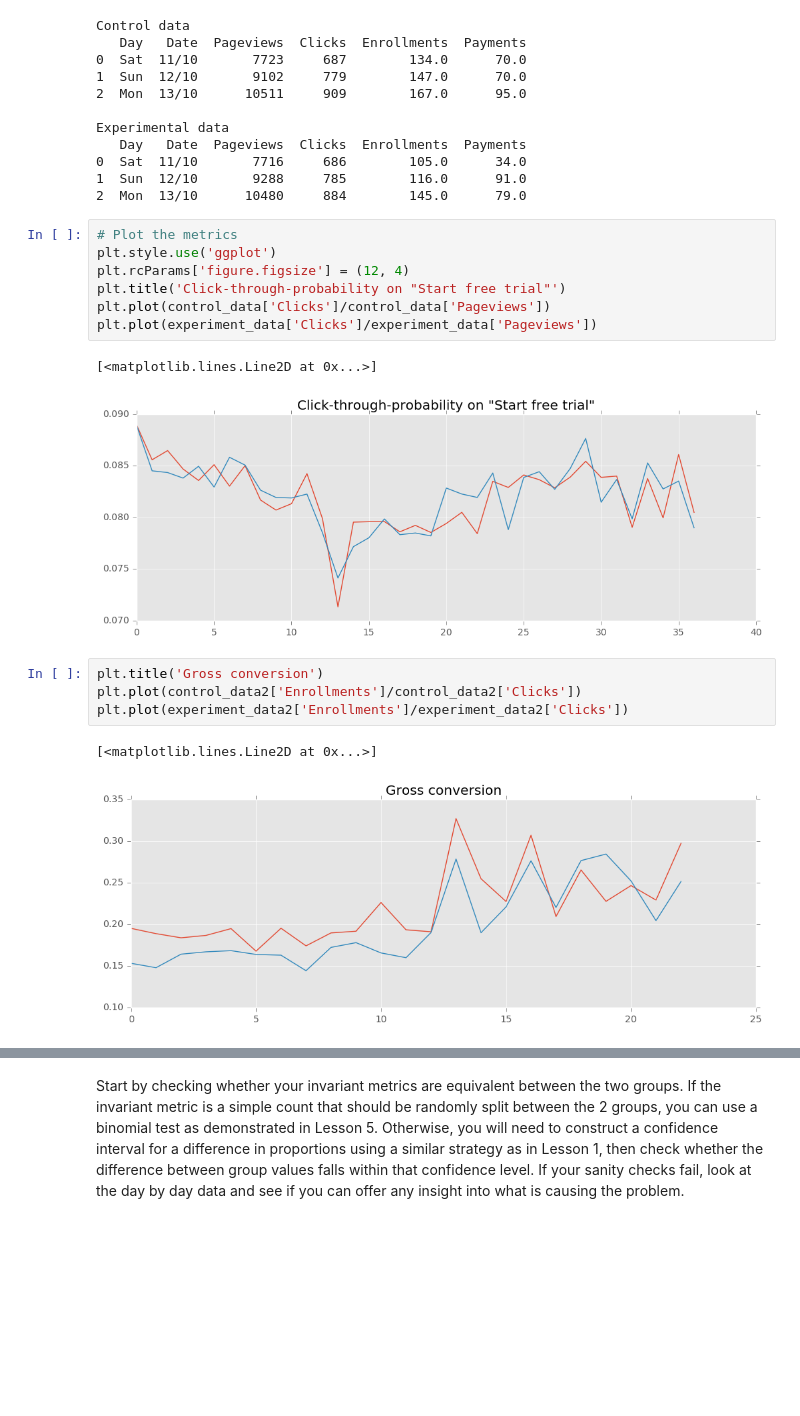
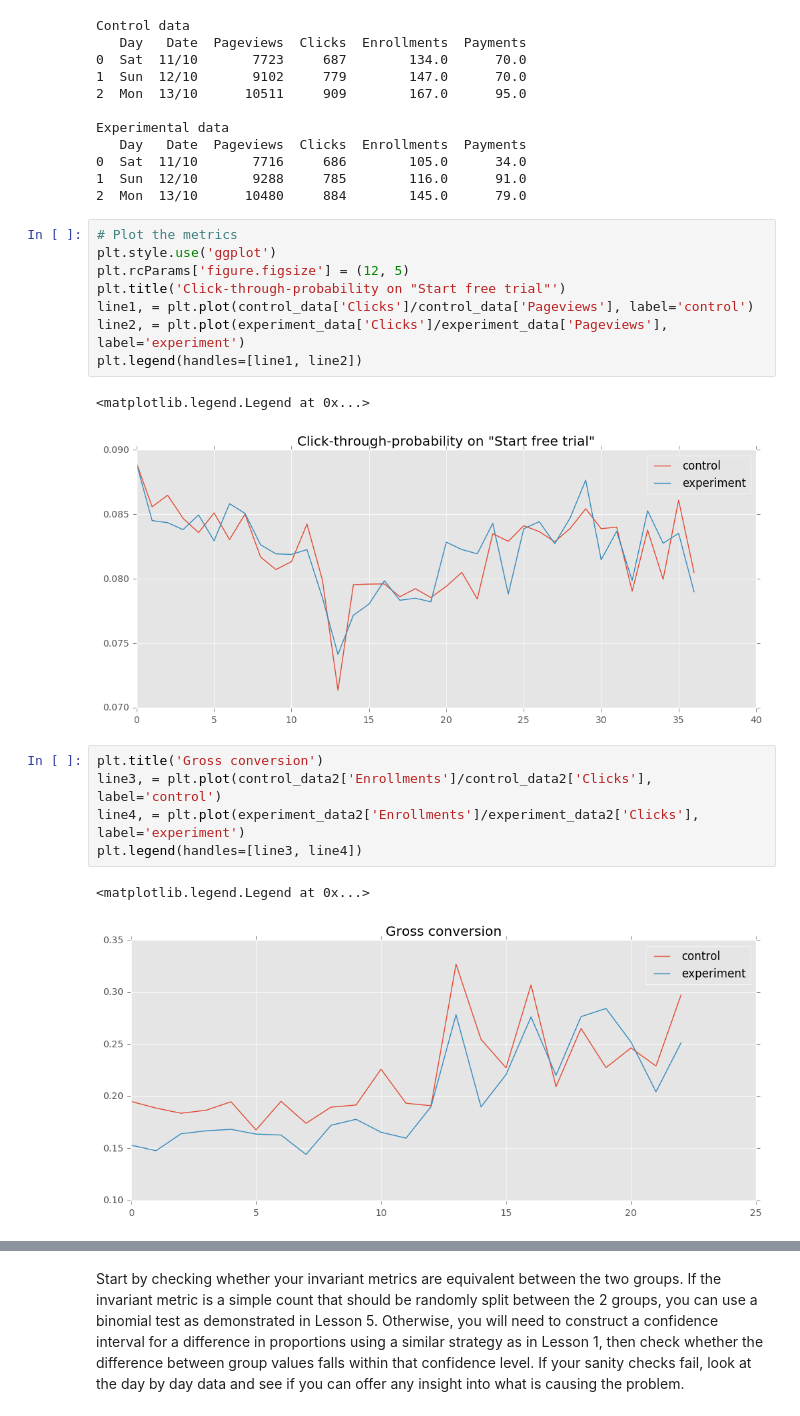
Before and after one commit to OlgaBelitskaya/OlgaBelitskaya.github.io, a Jupyter notebook: P7_Design_an_A_B_Test_Overview.ipynb, the cells around one changed output, grey strips where cells are left out. Saved outputs shown, nothing was run; the diff lists cells and outputs as text; blank space fills up the shorter version.

```diff
--- a/P7_Design_an_A_B_Test_Overview.ipynb
+++ b/P7_Design_an_A_B_Test_Overview.ipynb
@@ -232,19 +227,21 @@ Experimental data
 # %%
 # Plot the metrics
 plt.style.use('ggplot')
-plt.rcParams['figure.figsize'] = (12, 4)
+plt.rcParams['figure.figsize'] = (12, 5)
 plt.title('Click-through-probability on "Start free trial"')
-plt.plot(control_data['Clicks']/control_data['Pageviews'])
-plt.plot(experiment_data['Clicks']/experiment_data['Pageviews'])
+line1, = plt.plot(control_data['Clicks']/control_data['Pageviews'], label='control')
+line2, = plt.plot(experiment_data['Clicks']/experiment_data['Pageviews'], label='experiment')
+plt.legend(handles=[line1, line2])
 # %% [output]
-[<matplotlib.lines.Line2D at 0x...>]
+<matplotlib.legend.Legend at 0x...>
-[figure, old version]
+[figure, new version]
 # %%
 plt.title('Gross conversion')
-plt.plot(control_data2['Enrollments']/control_data2['Clicks'])
-plt.plot(experiment_data2['Enrollments']/experiment_data2['Clicks'])
+line3, = plt.plot(control_data2['Enrollments']/control_data2['Clicks'], label='control')
+line4, = plt.plot(experiment_data2['Enrollments']/experiment_data2['Clicks'], label='experiment')
+plt.legend(handles=[line3, line4])
 # %% [output]
-[<matplotlib.lines.Line2D at 0x...>]
+<matplotlib.legend.Legend at 0x...>
-[figure, old version]
+[figure, new version]
 # %%
 plt.title('Retention')
```
Also changed, not shown: parts of 20 cells of this notebook, 1 other file.
